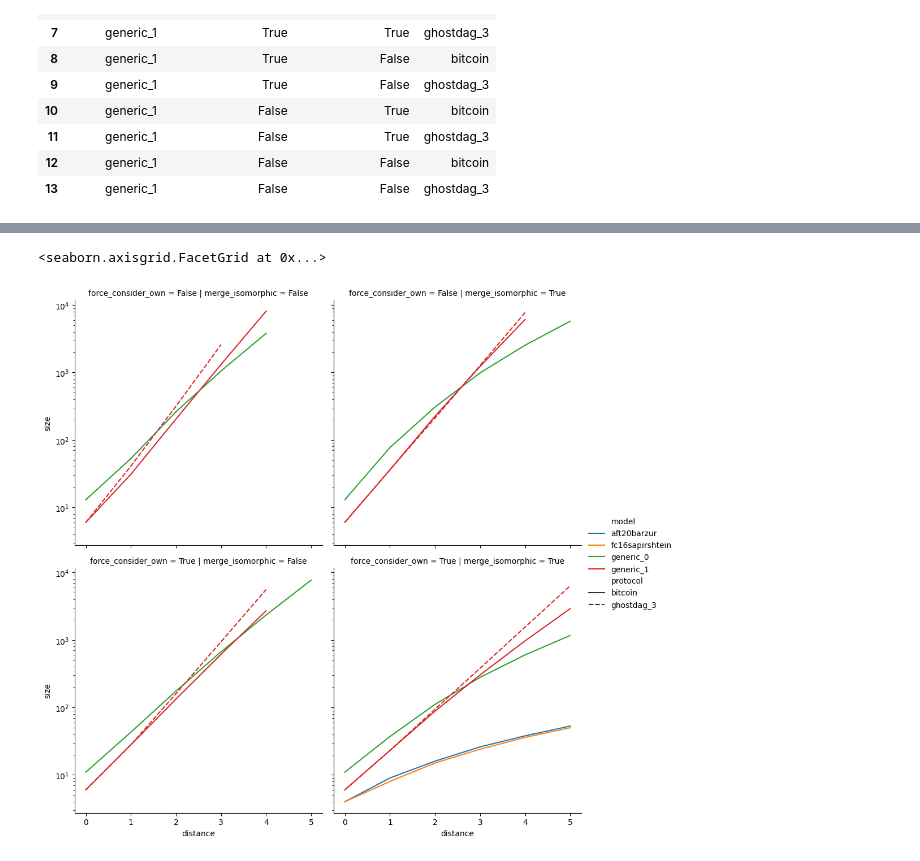
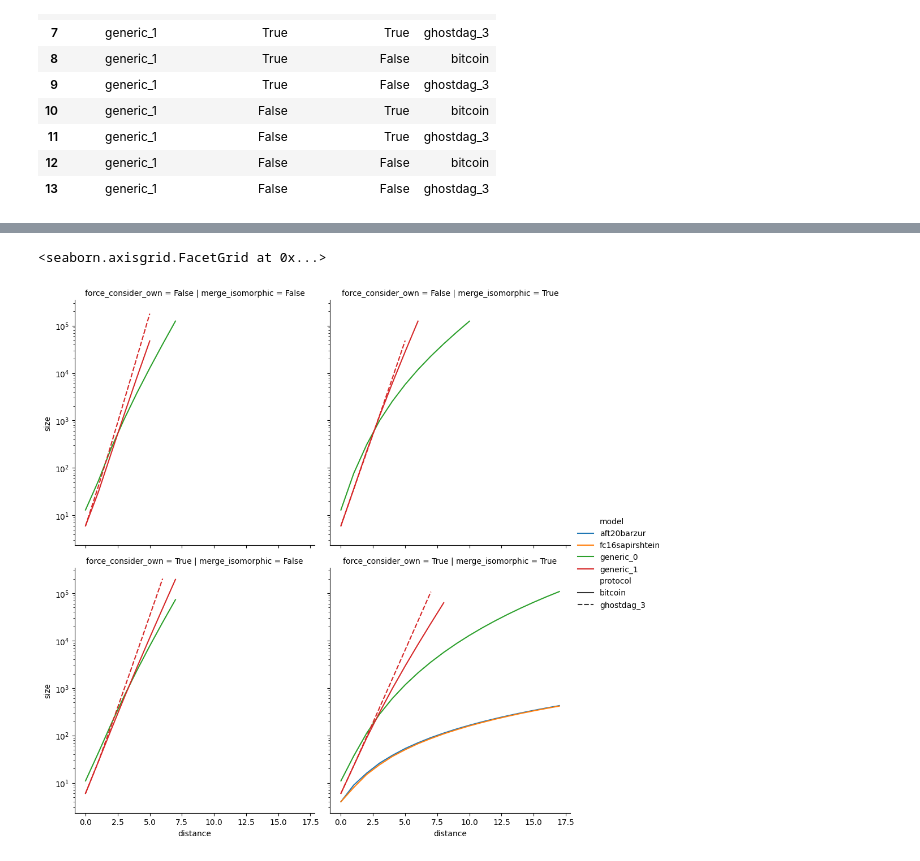
Before and after one commit to pkel/cpr, a Jupyter notebook: mdp/2-generic-v1-state-space-size.ipynb, the cells around one changed output, grey strips where cells are left out. Cells and saved outputs as stored; diff of their text form; code cells hidden in the pictures.

```diff
--- a/mdp/2-generic-v1-state-space-size.ipynb
+++ b/mdp/2-generic-v1-state-space-size.ipynb
@@ -108,6 +109,7 @@ def working_df_gen():
             aborted=False,
             last_distance=-1,
             last_size=-1,
+            time_spent=0,
         )
 
 
@@ -140,11 +142,13 @@ def step_gen(max_size):
 
 from IPython.display import display, clear_output
 
-max_size = 5000
+max_size = 100000
 
 size_log = []
 
 for idx in step_gen(max_size):
+    start_time = time.monotonic()
+
     row = working_df.loc[idx]
 
     if row.last_distance < 0:
@@ -165,17 +169,23 @@ for idx in step_gen(max_size):
     distance = row.last_distance + 1
     size = explicit_mdp.n_states
 
-    size_log.append(models.loc[idx].to_dict() | dict(distance=distance, size=size))
+    time_spent = time.monotonic() - start_time + working_df.loc[idx, "time_spent"]
+    size_log.append(
+        models.loc[idx].to_dict()
+        | dict(distance=distance, size=size, time_spent=time_spent)
+    )
 
     working_df.loc[idx, "last_distance"] = distance
     working_df.loc[idx, "last_size"] = size
+    working_df.loc[idx, "time_spent"] = time_spent
 
     clear_output()
     print("last:")
     print(models.loc[idx])
     display(
         models.join(working_df)[
-            list(models.columns) + ["last_distance", "last_size", "aborted"]
+            list(models.columns)
+            + ["last_distance", "last_size", "aborted", "time_spent"]
         ]
     )
 
@@ -205,16 +215,16 @@ Name: 1, dtype: object
 # %%
 import seaborn
 
 seaborn.relplot(
-    data=size_log.query("distance <= 5"),
+    data=size_log.query("distance <= 17"),
     kind="line",
     x="distance",
     y="size",
     hue="model",
     style="protocol",
     row="force_consider_own",
     col="merge_isomorphic",
 ).set(yscale="log")
 # %% [output]
 <seaborn.axisgrid.FacetGrid at 0x...>
-[figure, old version]
+[figure, new version]
```
Also changed, not shown: parts of 4 cells of this notebook.
